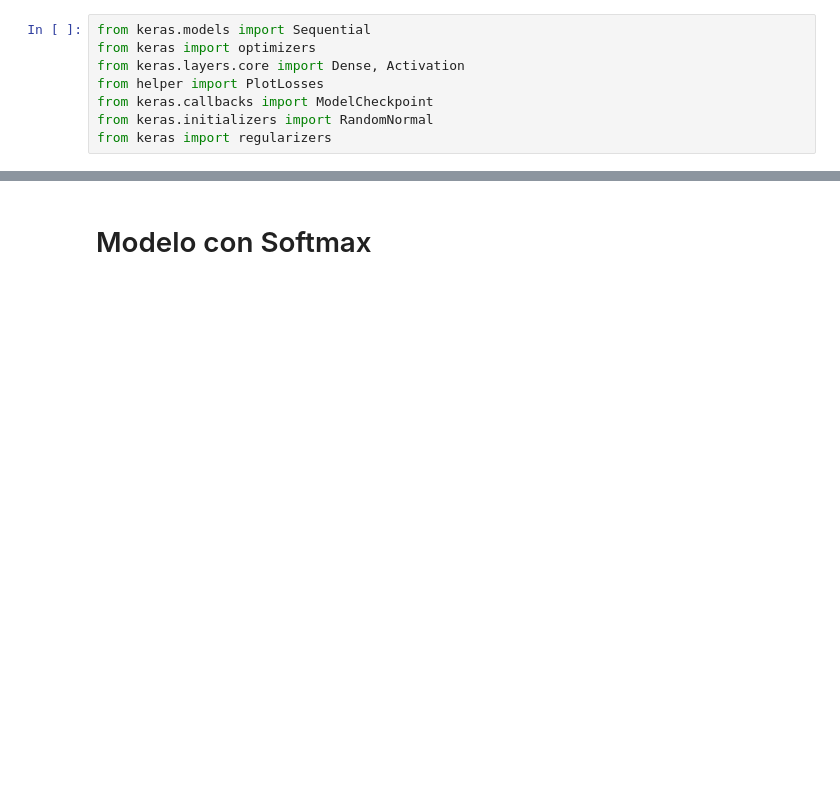
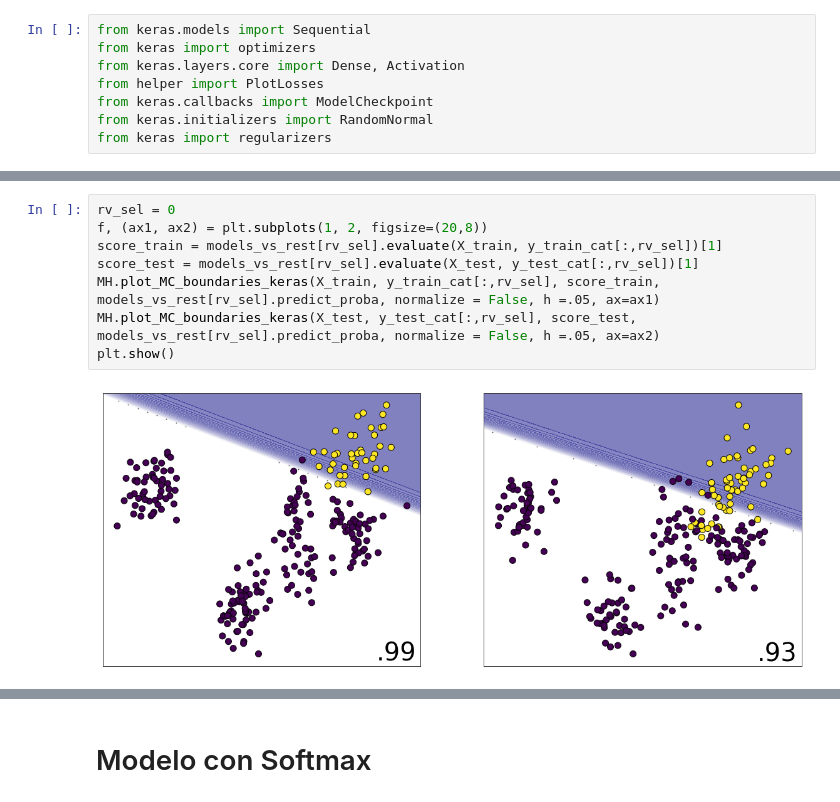
Before and after one commit to lab-ml-itba/6-MLP-multiclass, a Jupyter notebook: multiclass.ipynb, the cells around one changed output, grey strips where cells are left out. Drawn from its saved outputs; the diff is of its cells as text; blank space fills up the shorter version.

```diff
--- a/multiclass.ipynb
+++ b/multiclass.ipynb
@@ -68,0 +121,10 @@ from keras import regularizers
+# %%
+rv_sel = 0
+f, (ax1, ax2) = plt.subplots(1, 2, figsize=(20,8))
+score_train = models_vs_rest[rv_sel].evaluate(X_train, y_train_cat[:,rv_sel])[1]
+score_test = models_vs_rest[rv_sel].evaluate(X_test, y_test_cat[:,rv_sel])[1]
+MH.plot_MC_boundaries_keras(X_train, y_train_cat[:,rv_sel], score_train, models_vs_rest[rv_sel].predict_proba, normalize = False, h =.05, ax=ax1)
+MH.plot_MC_boundaries_keras(X_test, y_test_cat[:,rv_sel], score_test, models_vs_rest[rv_sel].predict_proba, normalize = False, h =.05, ax=ax2)
+plt.show()
+# %% [output]
+[figure, added]
```
Also changed, not shown: parts of 45 cells of this notebook, 5 other files.
